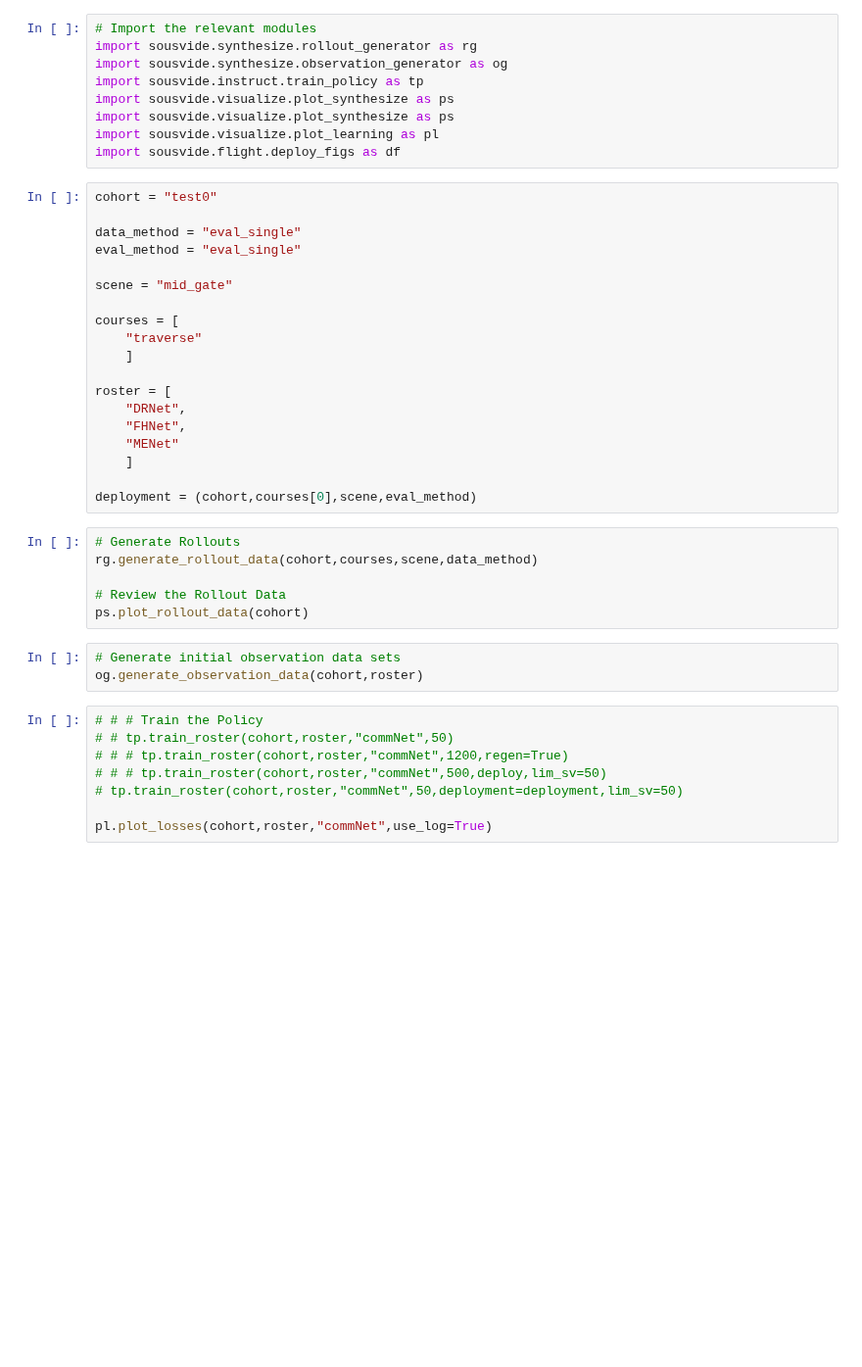
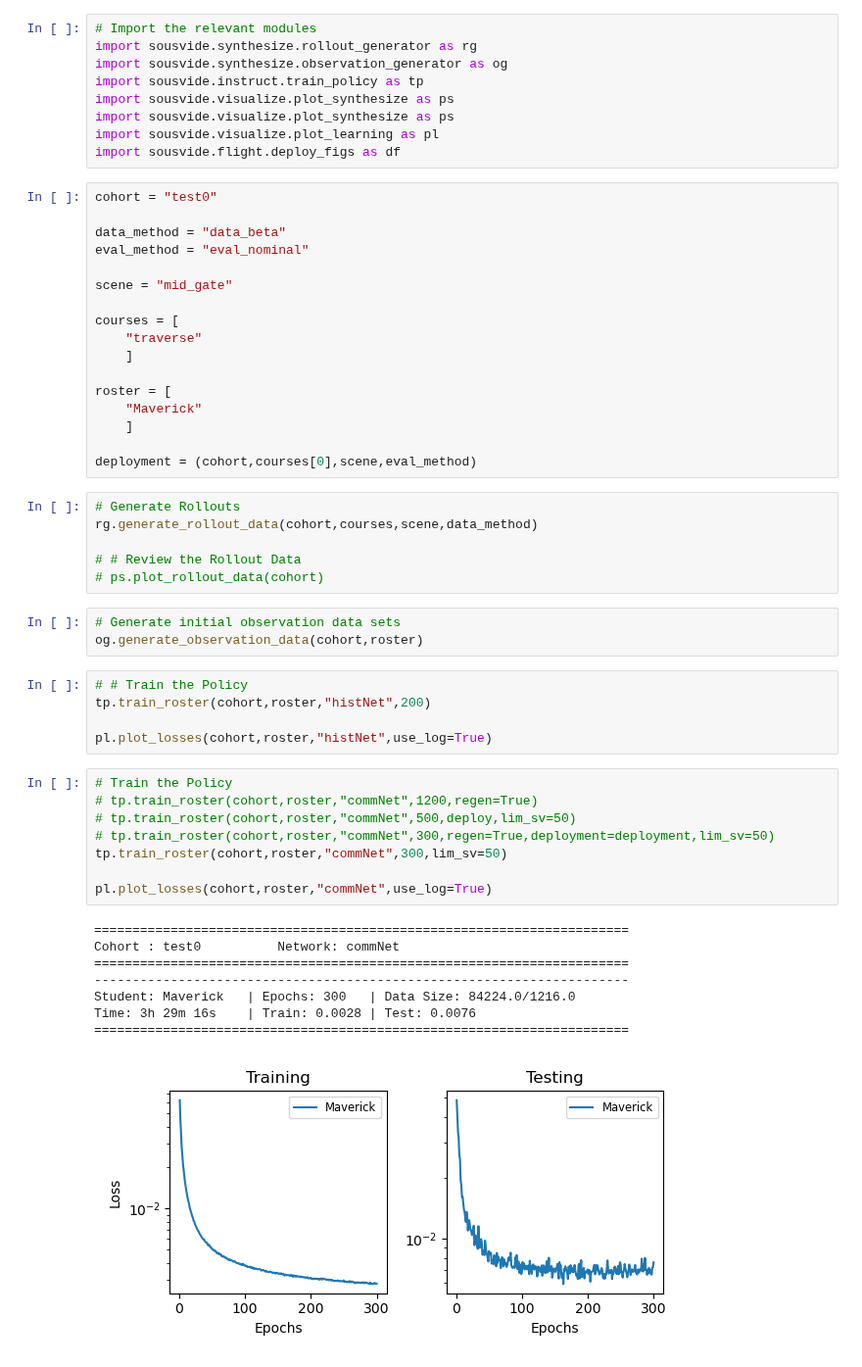
Before and after one commit to denisfliu/SousVide, a Jupyter notebook: notebooks/test0.ipynb, the cells around one changed output. Shown at 98% size. Saved outputs shown, nothing was run; the diff lists cells and outputs as text; blank space fills up the shorter version.

Commit message:
Back to a working maverick.

```diff
--- a/notebooks/test0.ipynb
+++ b/notebooks/test0.ipynb
@@ -19,8 +19,8 @@ import sousvide.flight.deploy_figs as df
 # %%
 cohort = "test0"
 
-data_method = "eval_single"
-eval_method = "eval_single"
+data_method = "data_beta"
+eval_method = "eval_nominal"
 
 scene = "mid_gate"
 
@@ -29,9 +29,7 @@ courses = [
     ]
 
 roster = [
-    "DRNet",
-    "FHNet",
-    "MENet"
+    "Maverick"
     ]
 
 deployment = (cohort,courses[0],scene,eval_method)
@@ -39,19 +37,33 @@ deployment = (cohort,courses[0],scene,eval_method)
 # Generate Rollouts
 rg.generate_rollout_data(cohort,courses,scene,data_method)
 
-# Review the Rollout Data
-ps.plot_rollout_data(cohort)
+# # Review the Rollout Data
+# ps.plot_rollout_data(cohort)
 # %%
 # Generate initial observation data sets
 og.generate_observation_data(cohort,roster)
+# %%
+# # Train the Policy
+tp.train_roster(cohort,roster,"histNet",200)
+
+pl.plot_losses(cohort,roster,"histNet",use_log=True)
 # %%
-# # # Train the Policy
-# # tp.train_roster(cohort,roster,"commNet",50)
-# # # tp.train_roster(cohort,roster,"commNet",1200,regen=True)
-# # # tp.train_roster(cohort,roster,"commNet",500,deploy,lim_sv=50)
-# tp.train_roster(cohort,roster,"commNet",50,deployment=deployment,lim_sv=50)
+# Train the Policy
+# tp.train_roster(cohort,roster,"commNet",1200,regen=True)
+# tp.train_roster(cohort,roster,"commNet",500,deploy,lim_sv=50)
+# tp.train_roster(cohort,roster,"commNet",300,regen=True,deployment=deployment,lim_sv=50)
+tp.train_roster(cohort,roster,"commNet",300,lim_sv=50)
 
 pl.plot_losses(cohort,roster,"commNet",use_log=True)
+# %% [output]
+======================================================================
+Cohort : test0          Network: commNet
+======================================================================
+----------------------------------------------------------------------
+Student: Maverick   | Epochs: 300   | Data Size: 84224.0/1216.0
+Time: 3h 29m 16s    | Train: 0.0028 | Test: 0.0076
+======================================================================
+[figure, added]
 # %%
 # Simulate in FiGS
 for course in courses:
```
Also changed, not shown: parts of 1 cell of this notebook, 29 other files.
